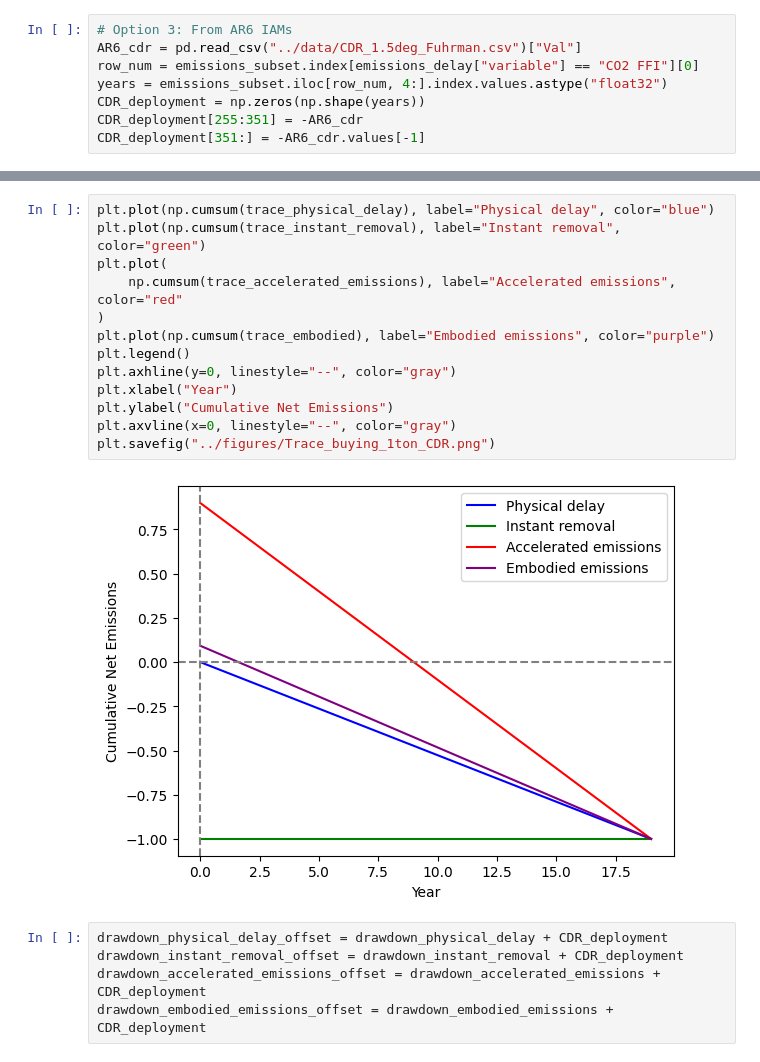
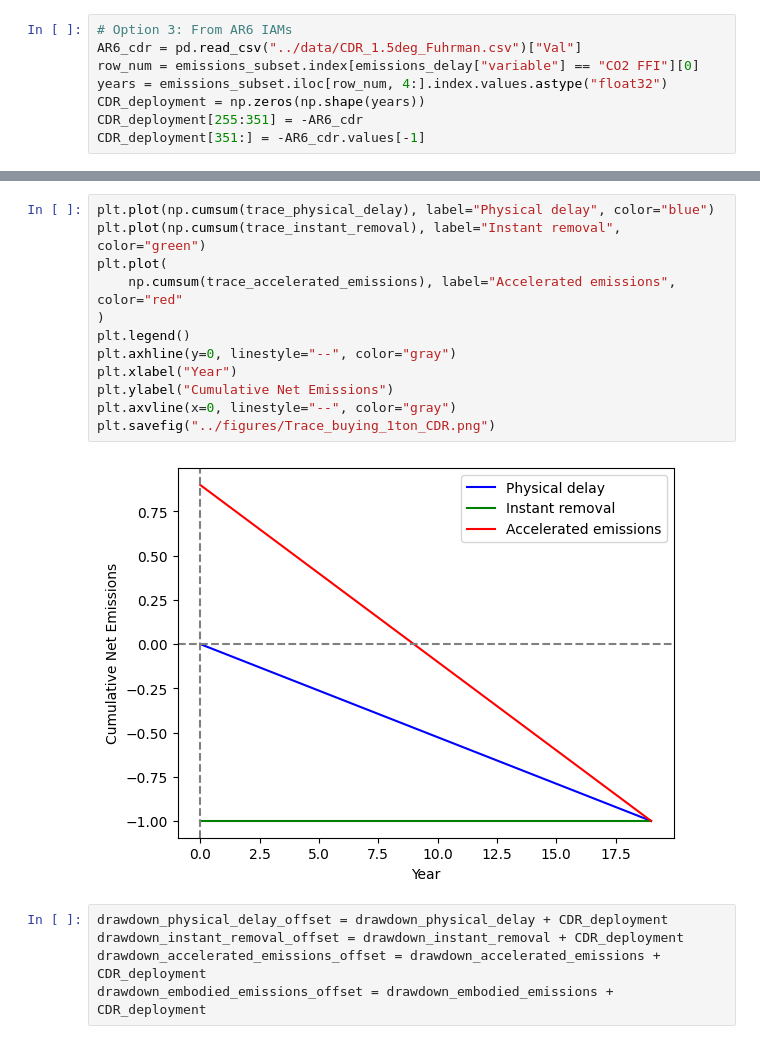
Before and after one commit to carbonplan/temporal-lags, a Jupyter notebook: nbs/0_Modify_emissions_input_files.ipynb, the cells around one changed output, grey strips where cells are left out. Cells and saved outputs as stored; diff of their text form.

```diff
--- a/nbs/0_Modify_emissions_input_files.ipynb
+++ b/nbs/0_Modify_emissions_input_files.ipynb
@@ -150,18 +176,17 @@ drawdown_embodied_emissions = calculate_drawdown_from_CDR(
 # %%
 plt.plot(np.cumsum(trace_physical_delay), label="Physical delay", color="blue")
 plt.plot(np.cumsum(trace_instant_removal), label="Instant removal", color="green")
 plt.plot(
     np.cumsum(trace_accelerated_emissions), label="Accelerated emissions", color="red"
 )
-plt.plot(np.cumsum(trace_embodied), label="Embodied emissions", color="purple")
 plt.legend()
 plt.axhline(y=0, linestyle="--", color="gray")
 plt.xlabel("Year")
 plt.ylabel("Cumulative Net Emissions")
 plt.axvline(x=0, linestyle="--", color="gray")
 plt.savefig("../figures/Trace_buying_1ton_CDR.png")
 # %% [output]
-[figure, old version]
+[figure, new version]
 # %%
 drawdown_physical_delay_offset = drawdown_physical_delay + CDR_deployment
 drawdown_instant_removal_offset = drawdown_instant_removal + CDR_deployment
```
Also changed, not shown: parts of 4 cells of this notebook, 2 other files.
